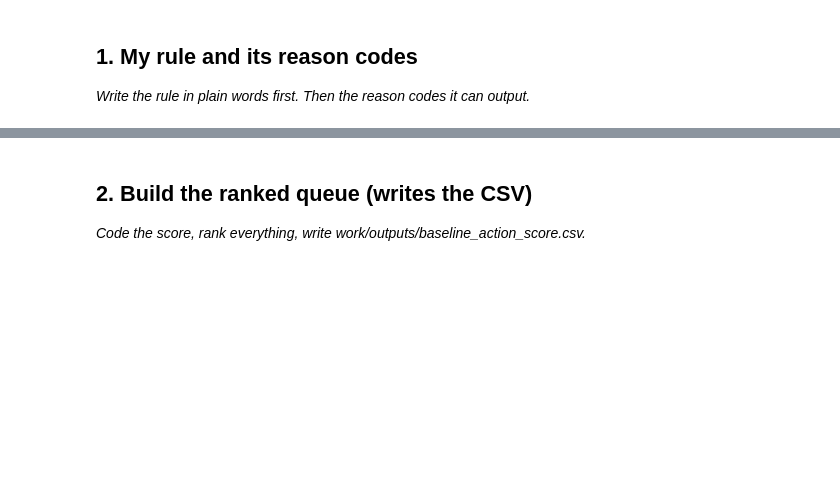
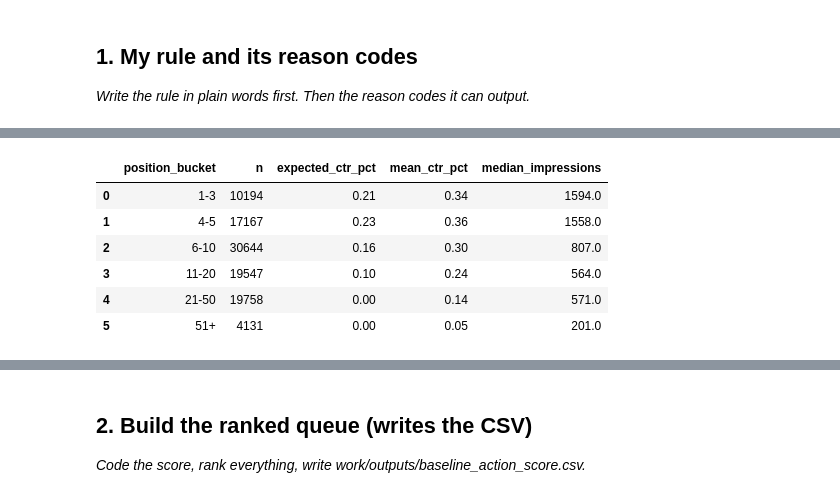
Before and after one commit to Mohidraheel/Machine-Learning-Practice, a Jupyter notebook: work/notebooks/w04_baseline_score.ipynb, the cells around one changed output, grey strips where cells are left out. Saved outputs shown, nothing was run; the diff lists cells and outputs as text; code cells hidden in the pictures; blank space fills up the shorter version.

```diff
--- a/work/notebooks/w04_baseline_score.ipynb
+++ b/work/notebooks/w04_baseline_score.ipynb
@@ -12,0 +351,93 @@ This skeleton is yours to fill. Work the sections **in order** — each one has
+# %%
+baseline = frame.dropna(
+    subset=[
+        "impressions_31d",
+        "ctr_31d",
+        "weighted_position_31d",
+    ]
+).copy()
+
+position_bins = [
+    0,
+    3,
+    5,
+    10,
+    20,
+    50,
+    float("inf"),
+]
+
+position_labels = [
+    "1-3",
+    "4-5",
+    "6-10",
+    "11-20",
+    "21-50",
+    "51+",
+]
+
+baseline["position_bucket"] = pd.cut(
+    baseline["weighted_position_31d"],
+    bins=position_bins,
+    labels=position_labels,
+    include_lowest=True,
+)
+
+expected_ctr_table = (
+    baseline
+    .groupby("position_bucket", observed=True)
+    .agg(
+        n=("content_id", "size"),
+        expected_ctr=("ctr_31d", "median"),
+        mean_ctr=("ctr_31d", "mean"),
+        median_impressions=("impressions_31d", "median"),
+    )
+    .reset_index()
+)
+
+expected_ctr_table["expected_ctr_pct"] = (
+    expected_ctr_table["expected_ctr"] * 100
+).round(2)
+
+expected_ctr_table["mean_ctr_pct"] = (
+    expected_ctr_table["mean_ctr"] * 100
+).round(2)
+
+display(
+    expected_ctr_table[
+        [
+            "position_bucket",
+            "n",
+            "expected_ctr_pct",
+            "mean_ctr_pct",
+            "median_impressions",
+        ]
+    ]
+)
+
+baseline = baseline.merge(
+    expected_ctr_table[
+        ["position_bucket", "n", "expected_ctr"]
+    ].rename(columns={"n": "bucket_n"}),
+    on="position_bucket",
+    how="left",
+)
+
+baseline["ctr_gap"] = (
+    baseline["expected_ctr"] - baseline["ctr_31d"]
+).clip(lower=0)
+
+baseline["ctr_gap_pct_points"] = (
+    baseline["ctr_gap"] * 100
+).round(2)
+
+assert baseline["expected_ctr"].notna().all()
+print("Position-aware CTR reference created.")
+# %% [output]
+|  | position_bucket | n | expected_ctr_pct | mean_ctr_pct | median_impressions |
+| 0 | 1-3 | 10194 | 0.21 | 0.34 | 1594.0 |
+| 1 | 4-5 | 17167 | 0.23 | 0.36 | 1558.0 |
+| 2 | 6-10 | 30644 | 0.16 | 0.30 | 807.0 |
+| 3 | 11-20 | 19547 | 0.10 | 0.24 | 564.0 |
+| 4 | 21-50 | 19758 | 0.00 | 0.14 | 571.0 |
+| 5 | 51+ | 4131 | 0.00 | 0.05 | 201.0 |
```
Also changed, not shown: parts of 25 cells of this notebook.
